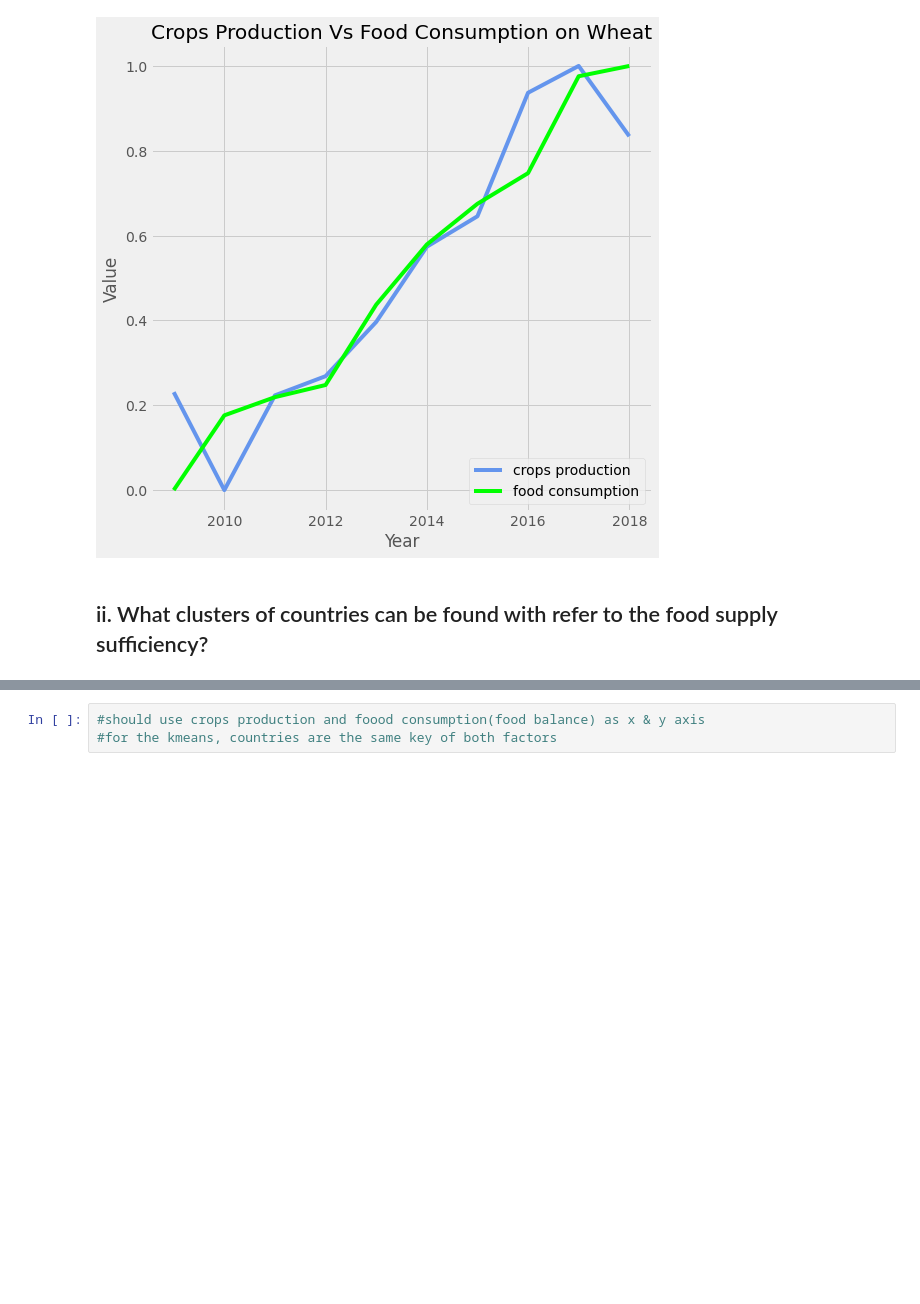
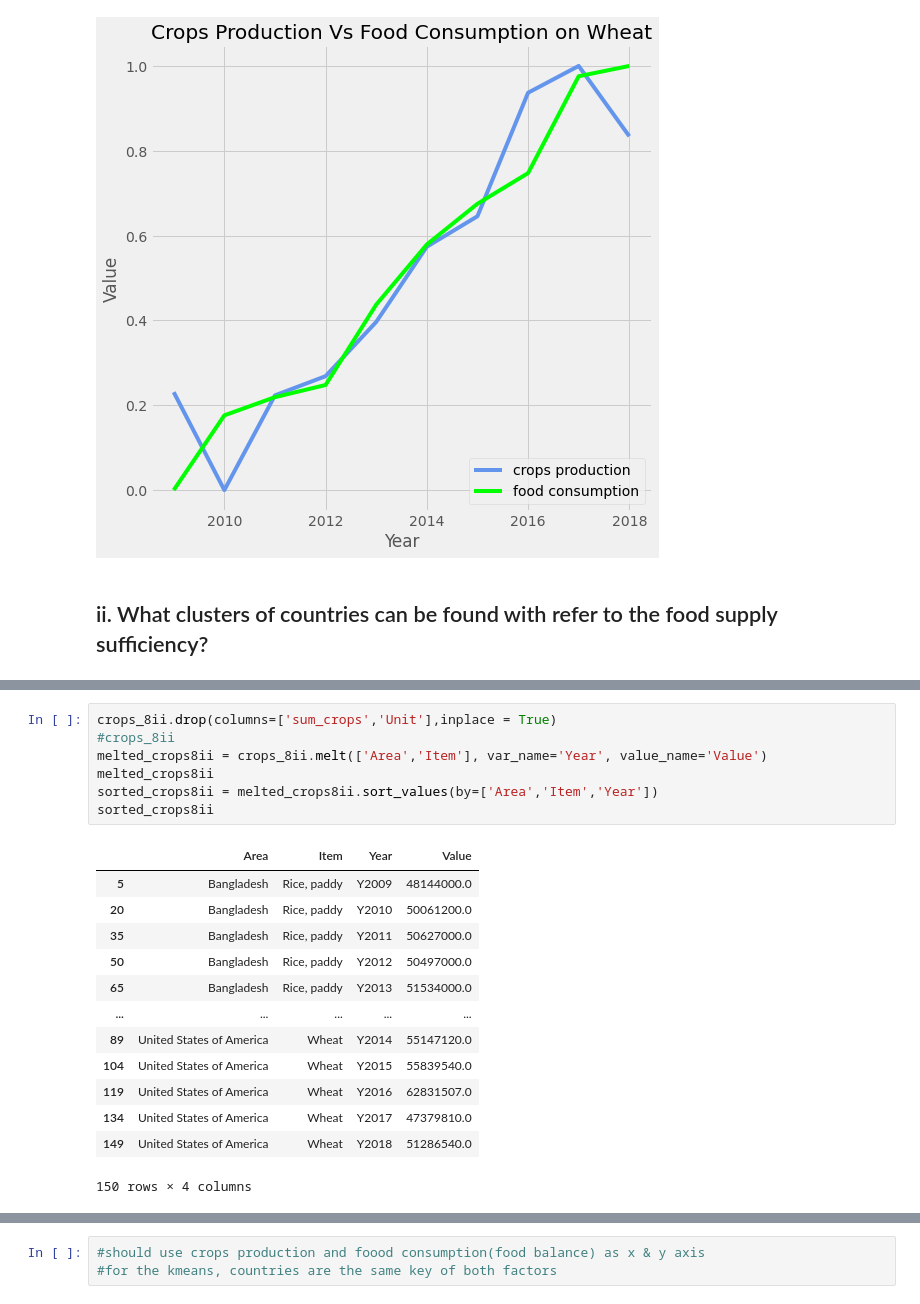
Before and after one commit to minxuan1509/IDS-FAO-Analysis, a Jupyter notebook: IDS FAO.ipynb, the cells around one changed output, grey strips where cells are left out. Saved outputs shown, nothing was run; the diff lists cells and outputs as text; blank space fills up the shorter version.

```diff
--- a/IDS FAO.ipynb
+++ b/IDS FAO.ipynb
@@ -965,0 +1004,21 @@ plt.legend(['crops production','food consumption'],loc="lower right")
+# %%
+crops_8ii.drop(columns=['sum_crops','Unit'],inplace = True)
+#crops_8ii
+melted_crops8ii = crops_8ii.melt(['Area','Item'], var_name='Year', value_name='Value')
+melted_crops8ii
+sorted_crops8ii = melted_crops8ii.sort_values(by=['Area','Item','Year'])
+sorted_crops8ii
+# %% [output]
+|  | Area | Item | Year | Value |
+| 5 | Bangladesh | Rice, paddy | Y2009 | 48144000.0 |
+| 20 | Bangladesh | Rice, paddy | Y2010 | 50061200.0 |
+| 35 | Bangladesh | Rice, paddy | Y2011 | 50627000.0 |
+| 50 | Bangladesh | Rice, paddy | Y2012 | 50497000.0 |
+| 65 | Bangladesh | Rice, paddy | Y2013 | 51534000.0 |
+| ... | ... | ... | ... | ... |
+| 89 | United States of America | Wheat | Y2014 | 55147120.0 |
+| 104 | United States of America | Wheat | Y2015 | 55839540.0 |
+| 119 | United States of America | Wheat | Y2016 | 62831507.0 |
+| 134 | United States of America | Wheat | Y2017 | 47379810.0 |
+| 149 | United States of America | Wheat | Y2018 | 51286540.0 |
+150 rows × 4 columns
```
Also changed, not shown: parts of 36 cells of this notebook.
